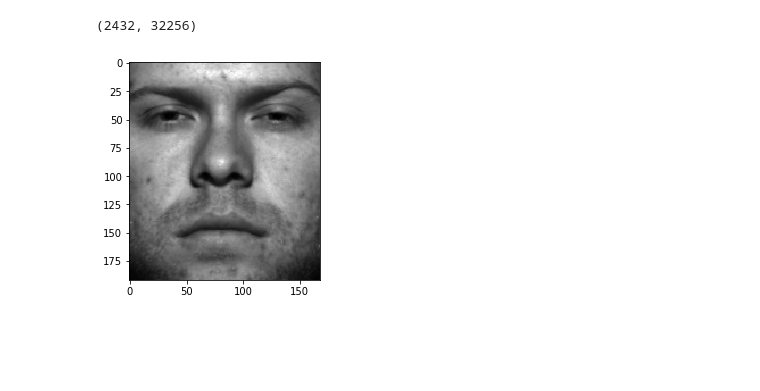
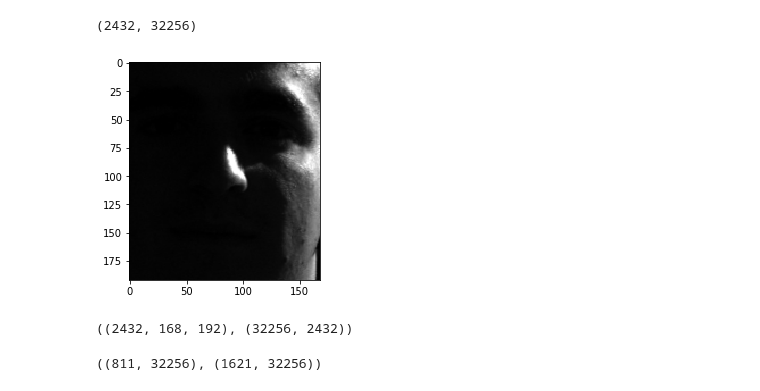
Before and after one commit to partizanos/advanced_image_processing, a Jupyter notebook: AIP_TP3_Ex3.ipynb, the cells around one changed output. Cells and saved outputs as stored; diff of their text form; code cells hidden in the pictures; blank space fills up the shorter version.

```diff
--- a/AIP_TP3_Ex3.ipynb
+++ b/AIP_TP3_Ex3.ipynb
@@ -39,10 +44,11 @@ EXT_YALE_B_Normal.m 100%[===================>]  53.25M   205MB/s    in 0.3s
 # %%
 # read images like col
-images = v["faceData"]
-images = images.transpose()
-print(images.shape)
-images = images.reshape((2432,168, 192))
-plt.imshow(images[1].transpose(), cmap = "gray"); plt.show()
+imagesOrig = v["faceData"]
+imagesOrig = imagesOrig.astype("float32")
+imagesOrig = imagesOrig.transpose()
+print(imagesOrig.shape)
+images = imagesOrig.reshape((2432,168, 192))
+plt.imshow(images[1000].transpose(), cmap = "gray"); plt.show()
 # %% [output]
 (2432, 32256)
-[figure, old version]
+[figure, new version]
@@ -69,0 +55,4 @@ def img_2_block(Y, cb, cr, number_octads):
+# %%
+images.shape, imagesOrig.transpose().shape
+# %% [output]
+((2432, 168, 192), (32256, 2432))
@@ -261,3 +258,15 @@ class DistanceTable(object):
         #         dists[n] += self.dtable[m][codes[n][m]]
 
         return dists
+# %%
+num, m, n = training.shape
+training = training.reshape((num, m*n))
+# training = training.transpose()
+
+num, m, n = test.shape
+test = test.reshape((num, m*n))
+# test = test.transpose()
+
+test.shape, training.shape
+# %% [output]
+((811, 32256), (1621, 32256))
```
Also changed, not shown: parts of 14 cells of this notebook.
